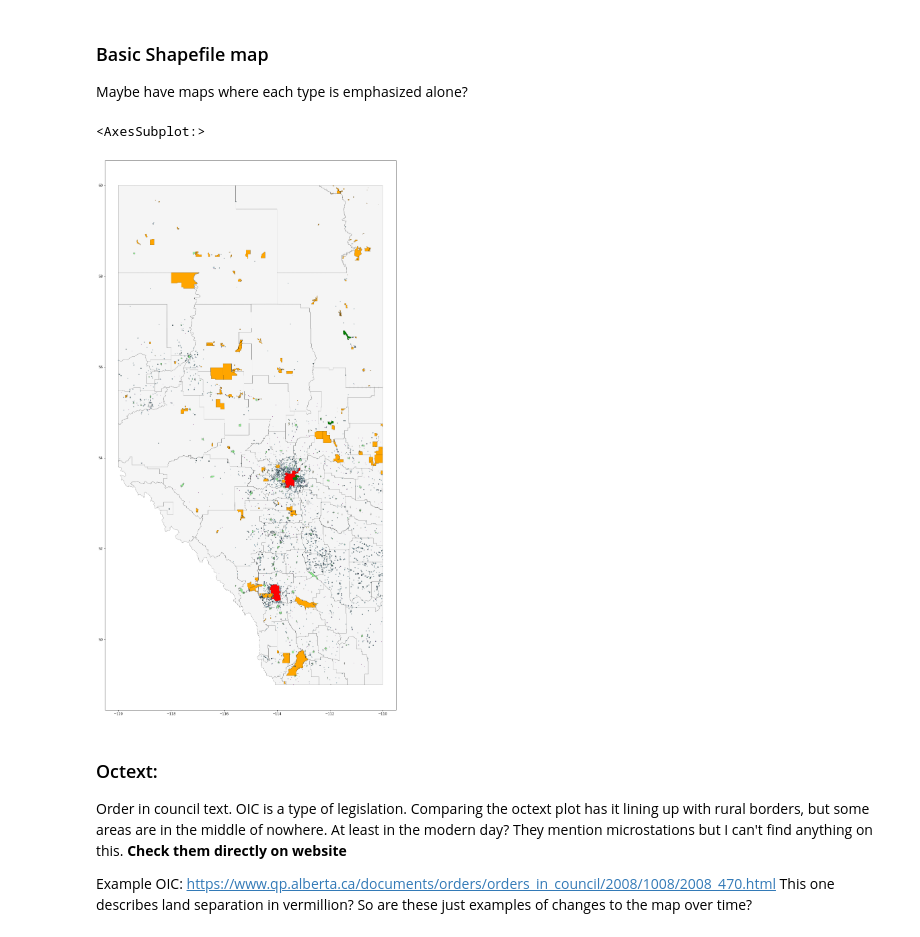
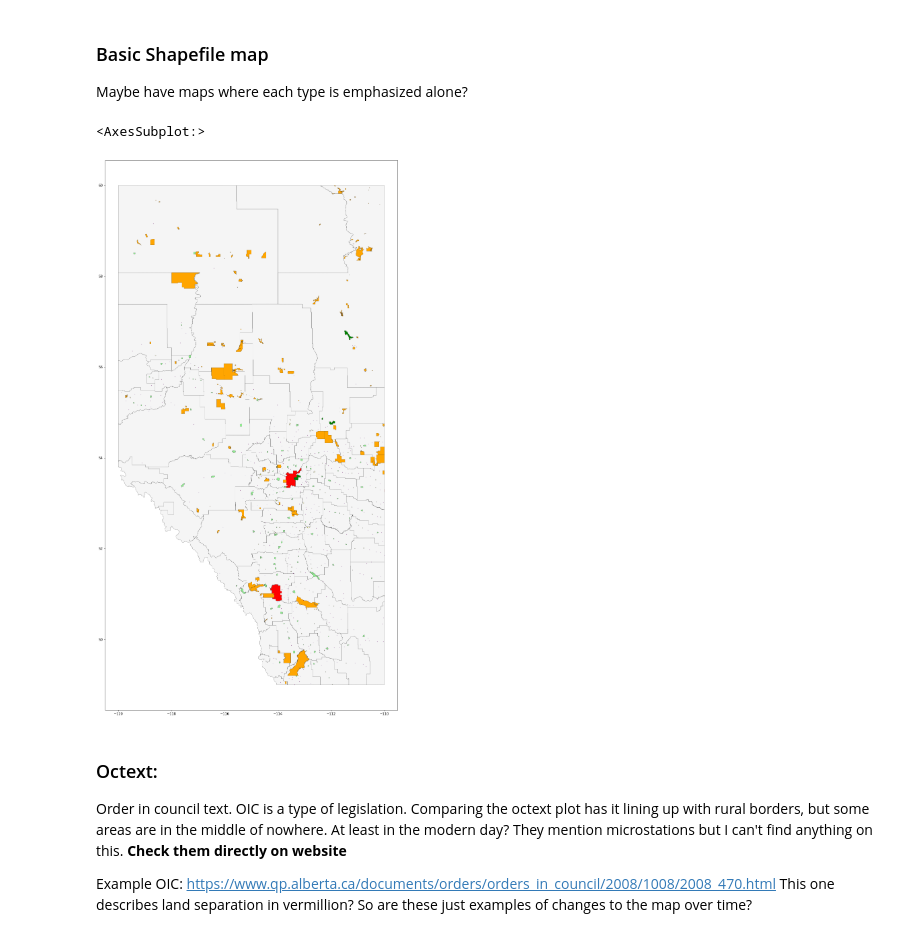
Before and after one commit to PeterFriedrich/bridge_the_gap, a Jupyter notebook: eda_and_research/testing-shapefiles-geospatial-analysis.ipynb, the cells around one changed output. Drawn from its saved outputs; the diff is of its cells as text; code cells hidden in the pictures.

```diff
--- a/eda_and_research/testing-shapefiles-geospatial-analysis.ipynb
+++ b/eda_and_research/testing-shapefiles-geospatial-analysis.ipynb
@@ -98,27 +98,25 @@ hamlet_df.head()
 ### Basic Shapefile map
 Maybe have maps where each type is emphasized alone?
 # %%
-# size = (24, 30)
-# lwidth=0.25
-# ax = city_df.plot(figsize=size, color='red', edgecolor='black', linewidth=lwidth)
+size = (24, 30)
+lwidth=0.25
+ax = city_df.plot(figsize=size, color='red', edgecolor='black', linewidth=lwidth)
 
-# rural_df.plot(figsize=size, color="whitesmoke", edgecolor="black", linewidth=lwidth, ax=ax)
-# urbserv_df.plot(figsize=size, color="green", edgecolor="black", linewidth=lwidth, ax=ax)
-# indian_df.plot(figsize=size, color="orange", edgecolor="black", linewidth=lwidth, ax=ax)
+rural_df.plot(figsize=size, color="whitesmoke", edgecolor="black", linewidth=lwidth, ax=ax)
+urbserv_df.plot(figsize=size, color="green", edgecolor="black", linewidth=lwidth, ax=ax)
+indian_df.plot(figsize=size, color="orange", edgecolor="black", linewidth=lwidth, ax=ax)
 
-# # these may need to be isolated
-# town_df.plot(figsize=size, color="lightgreen", edgecolor="black", linewidth=lwidth, ax=ax)
-# village_df.plot(figsize=size, color="lightyellow", edgecolor="black", linewidth=lwidth, ax=ax)
-# svillage_df.plot(figsize=size, color="yellow", edgecolor="black", linewidth=lwidth, ax=ax) # not quite visible
+# these may need to be isolated
+town_df.plot(figsize=size, color="lightgreen", edgecolor="black", linewidth=lwidth, ax=ax)
+village_df.plot(figsize=size, color="lightyellow", edgecolor="black", linewidth=lwidth, ax=ax)
+svillage_df.plot(figsize=size, color="yellow", edgecolor="black", linewidth=lwidth, ax=ax) # not quite visible
 
-# hamlet_df.plot(figsize=size, color="red", edgecolor="darkblue", markersize=1,
-#                linewidth=lwidth, zorder=2, ax=ax)
+hamlet_df.plot(figsize=size, color="red", edgecolor="darkblue", markersize=1,
+               linewidth=lwidth, zorder=2, ax=ax)
 # octext_df.plot(figsize=size, color="black", linewidth=7, edgecolor="black", zorder=1, ax=ax) # what is this
-
-# cira_geo.plot(figsize=size, linewidth=lwidth, color="lightblue", edgecolor="Black", markersize=3, ax=ax)
 # %% [output]
 <AxesSubplot:>
-[figure, old version]
+[figure, new version]
 # %% [markdown]
 ### Octext:
 Order in council text. OIC is a type of legislation. Comparing the octext plot has it lining up with rural borders, but some areas are in the middle of nowhere. At least in the modern day? They mention microstations but I can't find anything on this. **Check them directly on website**
```
Also changed, not shown: parts of 3 cells of this notebook, 1 other file.
